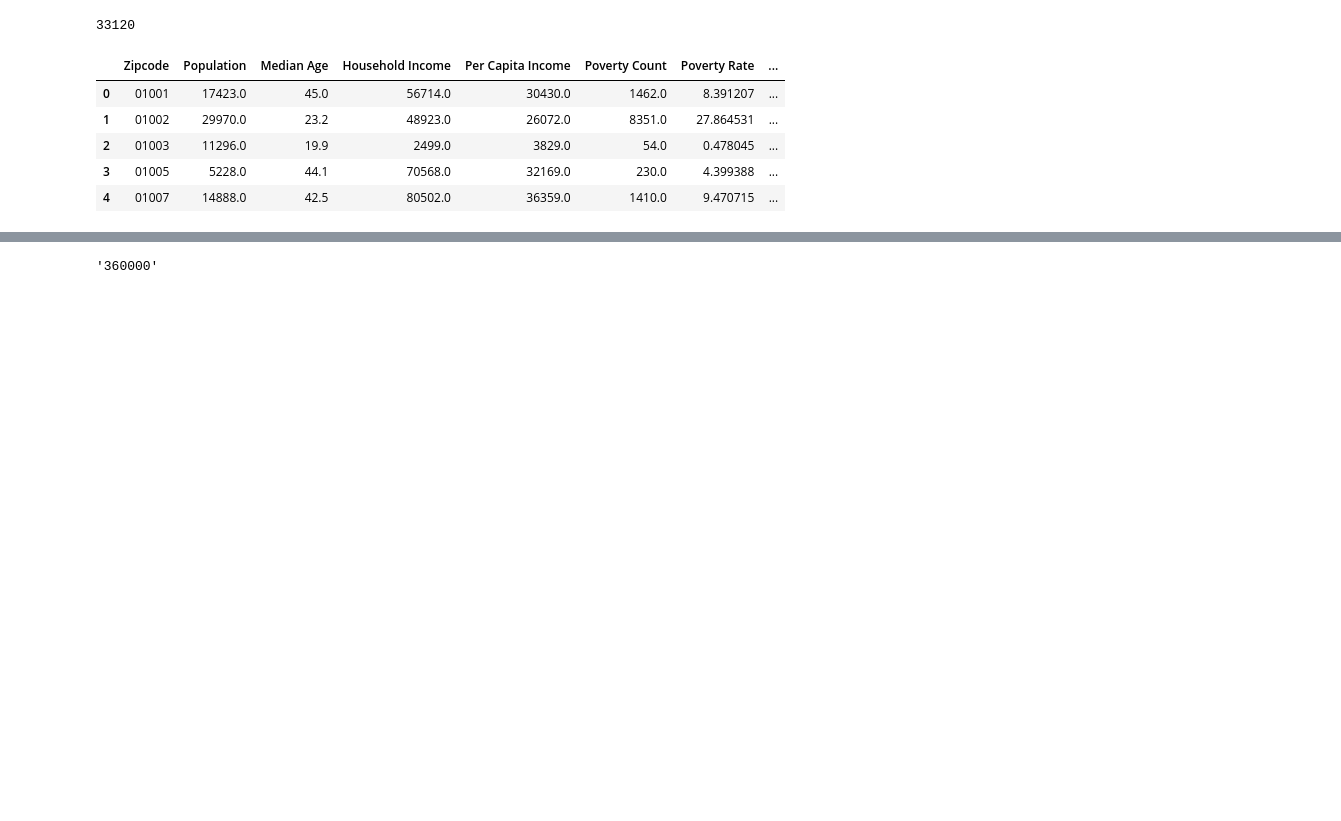
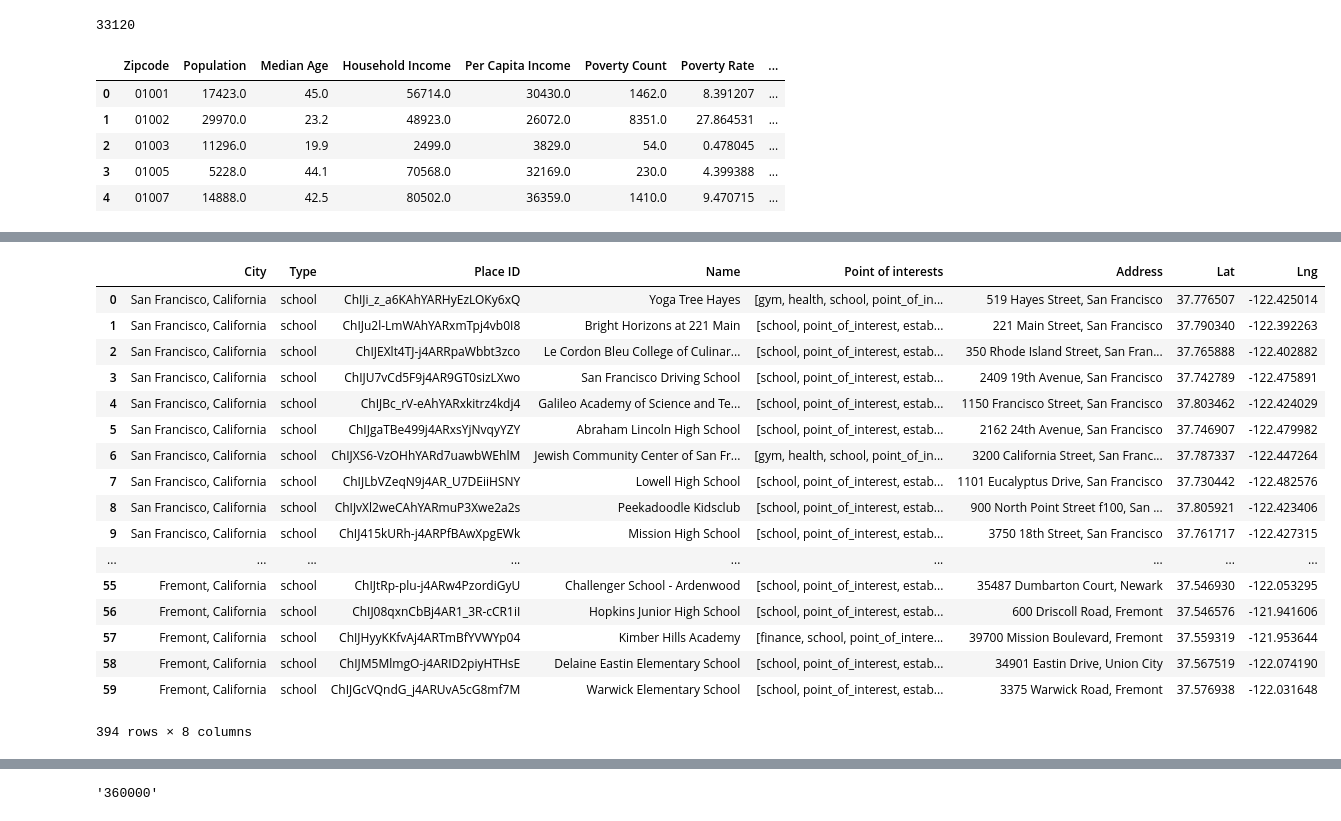
Before and after one commit to lishuai928/Project-Gmap-Graphs, a Jupyter notebook: Project_One_LS.ipynb, the cells around one changed output, grey strips where cells are left out. Saved outputs shown, nothing was run; the diff lists cells and outputs as text; code cells hidden in the pictures; blank space fills up the shorter version.

```diff
--- a/Project_One_LS.ipynb
+++ b/Project_One_LS.ipynb
@@ -152,3 +146,35 @@ fig.add_layer(heat_layer)
 fig
 # %% [output]
 [interactive output not drawn]
+# %%
+def to_lat_lng(json):
+  return '{0}, {1}'.format(json["lat"], json['lng'])
+
+def get_cities_df(cities):
+    points = []
+    north_easts = []
+    south_wests = []
+
+    for target_city in cities:
+        # Build the endpoint URL
+        target_url = ('https://maps.googleapis.com/maps/api/geocode/json?address={0}&key={1}').format(target_city, gkey)
+        # Run a request to endpoint and convert result to json
+        response = requests.get(target_url).json()
+        geometry = response["results"][0]["geometry"]
+
+        # Extract latitude and longitude.
+        points.append(to_lat_lng(geometry["location"]))
+        north_easts.append(to_lat_lng(geometry["bounds"]["northeast"]))
+        south_wests.append(to_lat_lng(geometry["bounds"]["southwest"]))
+
+    return pd.DataFrame({
+        "City": cities,
+        "Point": points,
+        "Northeast": north_easts,
+        "Southwest": south_wests,
+    })
+
+# cities = ["Palo Alto, California"]
+cities = ["San Francisco, California", "Redwood City, California", "Berkeley, California", "Palo Alto, California", "Mountain View, California", "Sunnyvale, California", "Cupertino, California", "Santa Clara, California", "San Jose, California", "Fremont, California"]
+# cities_df = get_cities_df(cities)
+# cities_df.to_csv('cities.csv')
@@ -154,0 +269,14 @@ fig
+# %%
+cities_df = pd.read_csv("cities.csv")
+type = 'school'
+
+def get_all_places_data_frame(type, gkey):
+    frames = [];
+    for index, row in cities_df.iterrows():
+        frames.append(get_places_data_frame(row['City'], row['Point'], type, gkey))
+    return pd.concat(frames)
+
+place_df = get_all_places_data_frame(type, gkey)
+place_df.to_csv(type + '.csv')
+place_df
+# %% [output]
@@ -154,0 +303,18 @@ fig
+|  | City | Type | Place ID | Name | Point of interests | Address | Lat | Lng |
+| 0 | San Francisco, California | school | ChIJi_z_a6KAhYARHyEzLOKy6xQ | Yoga Tree Hayes | [gym, health, school, point_of_in... | 519 Hayes Street, San Francisco | 37.776507 | -122.425014 |
+| 1 | San Francisco, California | school | ChIJu2l-LmWAhYARxmTpj4vb0I8 | Bright Horizons at 221 Main | [school, point_of_interest, estab... | 221 Main Street, San Francisco | 37.790340 | -122.392263 |
+| 2 | San Francisco, California | school | ChIJEXlt4TJ-j4ARRpaWbbt3zco | Le Cordon Bleu College of Culinar... | [school, point_of_interest, estab... | 350 Rhode Island Street, San Fran... | 37.765888 | -122.402882 |
+| 3 | San Francisco, California | school | ChIJU7vCd5F9j4AR9GT0sizLXwo | San Francisco Driving School | [school, point_of_interest, estab... | 2409 19th Avenue, San Francisco | 37.742789 | -122.475891 |
+| 4 | San Francisco, California | school | ChIJBc_rV-eAhYARxkitrz4kdj4 | Galileo Academy of Science and Te... | [school, point_of_interest, estab... | 1150 Francisco Street, San Francisco | 37.803462 | -122.424029 |
+| 5 | San Francisco, California | school | ChIJgaTBe499j4ARxsYjNvqyYZY | Abraham Lincoln High School | [school, point_of_interest, estab... | 2162 24th Avenue, San Francisco | 37.746907 | -122.479982 |
+| 6 | San Francisco, California | school | ChIJXS6-VzOHhYARd7uawbWEhlM | Jewish Community Center of San Fr... | [gym, health, school, point_of_in... | 3200 California Street, San Franc... | 37.787337 | -122.447264 |
+| 7 | San Francisco, California | school | ChIJLbVZeqN9j4AR_U7DEiiHSNY | Lowell High School | [school, point_of_interest, estab... | 1101 Eucalyptus Drive, San Francisco | 37.730442 | -122.482576 |
+| 8 | San Francisco, California | school | ChIJvXl2weCAhYARmuP3Xwe2a2s | Peekadoodle Kidsclub | [school, point_of_interest, estab... | 900 North Point Street f100, San ... | 37.805921 | -122.423406 |
+| 9 | San Francisco, California | school | ChIJ415kURh-j4ARPfBAwXpgEWk | Mission High School | [school, point_of_interest, estab... | 3750 18th Street, San Francisco | 37.761717 | -122.427315 |
+| ... | ... | ... | ... | ... | ... | ... | ... | ... |
+| 55 | Fremont, California | school | ChIJtRp-plu-j4ARw4PzordiGyU | Challenger School - Ardenwood | [school, point_of_interest, estab... | 35487 Dumbarton Court, Newark | 37.546930 | -122.053295 |
+| 56 | Fremont, California | school | ChIJ08qxnCbBj4AR1_3R-cCR1iI | Hopkins Junior High School | [school, point_of_interest, estab... | 600 Driscoll Road, Fremont | 37.546576 | -121.941606 |
+| 57 | Fremont, California | school | ChIJHyyKKfvAj4ARTmBfYVWYp04 | Kimber Hills Academy | [finance, school, point_of_intere... | 39700 Mission Boulevard, Fremont | 37.559319 | -121.953644 |
+| 58 | Fremont, California | school | ChIJM5MlmgO-j4ARID2piyHTHsE | Delaine Eastin Elementary School | [school, point_of_interest, estab... | 34901 Eastin Drive, Union City | 37.567519 | -122.074190 |
+| 59 | Fremont, California | school | ChIJGcVQndG_j4ARUvA5cG8mf7M | Warwick Elementary School | [school, point_of_interest, estab... | 3375 Warwick Road, Fremont | 37.576938 | -122.031648 |
+394 rows × 8 columns
```
Also changed, not shown: parts of 11 cells of this notebook, 8 other files.
